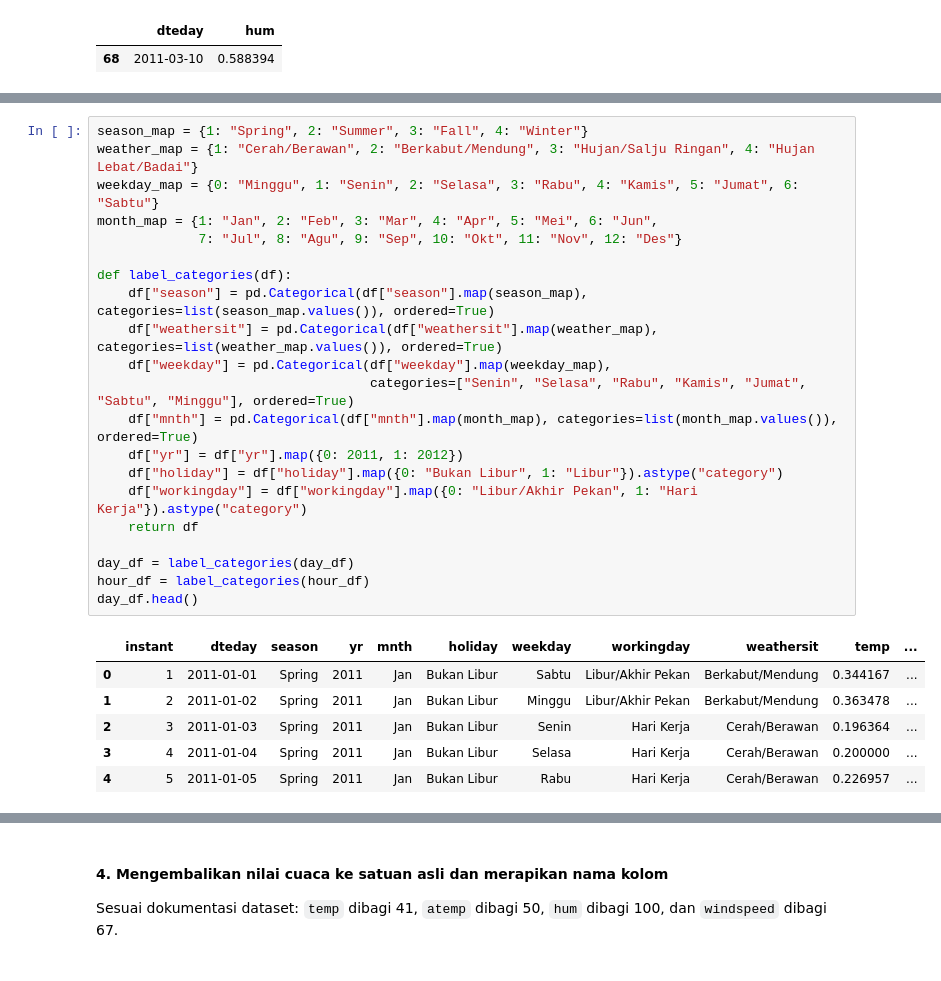
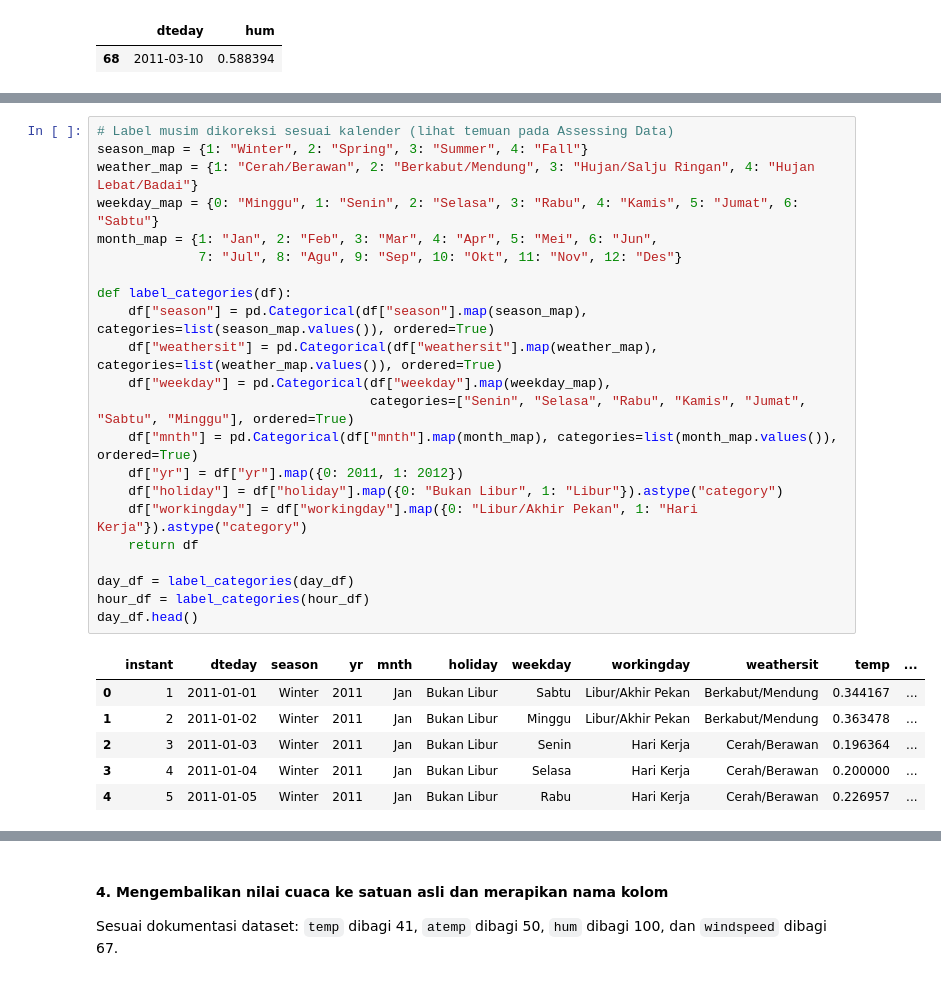
Before and after one commit to icaldisini/bike-sharing-dashboard, a Jupyter notebook: notebook.ipynb, the cells around one changed output, grey strips where cells are left out. Cells and saved outputs as stored; diff of their text form.

```diff
--- a/notebook.ipynb
+++ b/notebook.ipynb
@@ -354,28 +401,29 @@ Sisa hum = 0 / NaN pada hour_df: 0
 # %%
-season_map = {1: "Spring", 2: "Summer", 3: "Fall", 4: "Winter"}
+# Label musim dikoreksi sesuai kalender (lihat temuan pada Assessing Data)
+season_map = {1: "Winter", 2: "Spring", 3: "Summer", 4: "Fall"}
 weather_map = {1: "Cerah/Berawan", 2: "Berkabut/Mendung", 3: "Hujan/Salju Ringan", 4: "Hujan Lebat/Badai"}
 weekday_map = {0: "Minggu", 1: "Senin", 2: "Selasa", 3: "Rabu", 4: "Kamis", 5: "Jumat", 6: "Sabtu"}
 month_map = {1: "Jan", 2: "Feb", 3: "Mar", 4: "Apr", 5: "Mei", 6: "Jun",
              7: "Jul", 8: "Agu", 9: "Sep", 10: "Okt", 11: "Nov", 12: "Des"}
 
 def label_categories(df):
     df["season"] = pd.Categorical(df["season"].map(season_map), categories=list(season_map.values()), ordered=True)
     df["weathersit"] = pd.Categorical(df["weathersit"].map(weather_map), categories=list(weather_map.values()), ordered=True)
     df["weekday"] = pd.Categorical(df["weekday"].map(weekday_map),
                                    categories=["Senin", "Selasa", "Rabu", "Kamis", "Jumat", "Sabtu", "Minggu"], ordered=True)
     df["mnth"] = pd.Categorical(df["mnth"].map(month_map), categories=list(month_map.values()), ordered=True)
     df["yr"] = df["yr"].map({0: 2011, 1: 2012})
     df["holiday"] = df["holiday"].map({0: "Bukan Libur", 1: "Libur"}).astype("category")
     df["workingday"] = df["workingday"].map({0: "Libur/Akhir Pekan", 1: "Hari Kerja"}).astype("category")
     return df
 
 day_df = label_categories(day_df)
 hour_df = label_categories(hour_df)
 day_df.head()
 # %% [output]
 |  | instant | dteday | season | yr | mnth | holiday | weekday | workingday | weathersit | temp | ... |
-| 0 | 1 | 2011-01-01 | Spring | 2011 | Jan | Bukan Libur | Sabtu | Libur/Akhir Pekan | Berkabut/Mendung | 0.344167 | ... |
-| 1 | 2 | 2011-01-02 | Spring | 2011 | Jan | Bukan Libur | Minggu | Libur/Akhir Pekan | Berkabut/Mendung | 0.363478 | ... |
-| 2 | 3 | 2011-01-03 | Spring | 2011 | Jan | Bukan Libur | Senin | Hari Kerja | Cerah/Berawan | 0.196364 | ... |
-| 3 | 4 | 2011-01-04 | Spring | 2011 | Jan | Bukan Libur | Selasa | Hari Kerja | Cerah/Berawan | 0.200000 | ... |
-| 4 | 5 | 2011-01-05 | Spring | 2011 | Jan | Bukan Libur | Rabu | Hari Kerja | Cerah/Berawan | 0.226957 | ... |
+| 0 | 1 | 2011-01-01 | Winter | 2011 | Jan | Bukan Libur | Sabtu | Libur/Akhir Pekan | Berkabut/Mendung | 0.344167 | ... |
+| 1 | 2 | 2011-01-02 | Winter | 2011 | Jan | Bukan Libur | Minggu | Libur/Akhir Pekan | Berkabut/Mendung | 0.363478 | ... |
+| 2 | 3 | 2011-01-03 | Winter | 2011 | Jan | Bukan Libur | Senin | Hari Kerja | Cerah/Berawan | 0.196364 | ... |
+| 3 | 4 | 2011-01-04 | Winter | 2011 | Jan | Bukan Libur | Selasa | Hari Kerja | Cerah/Berawan | 0.200000 | ... |
+| 4 | 5 | 2011-01-05 | Winter | 2011 | Jan | Bukan Libur | Rabu | Hari Kerja | Cerah/Berawan | 0.226957 | ... |
```
Also changed, not shown: parts of 52 cells of this notebook, 4 other files.
